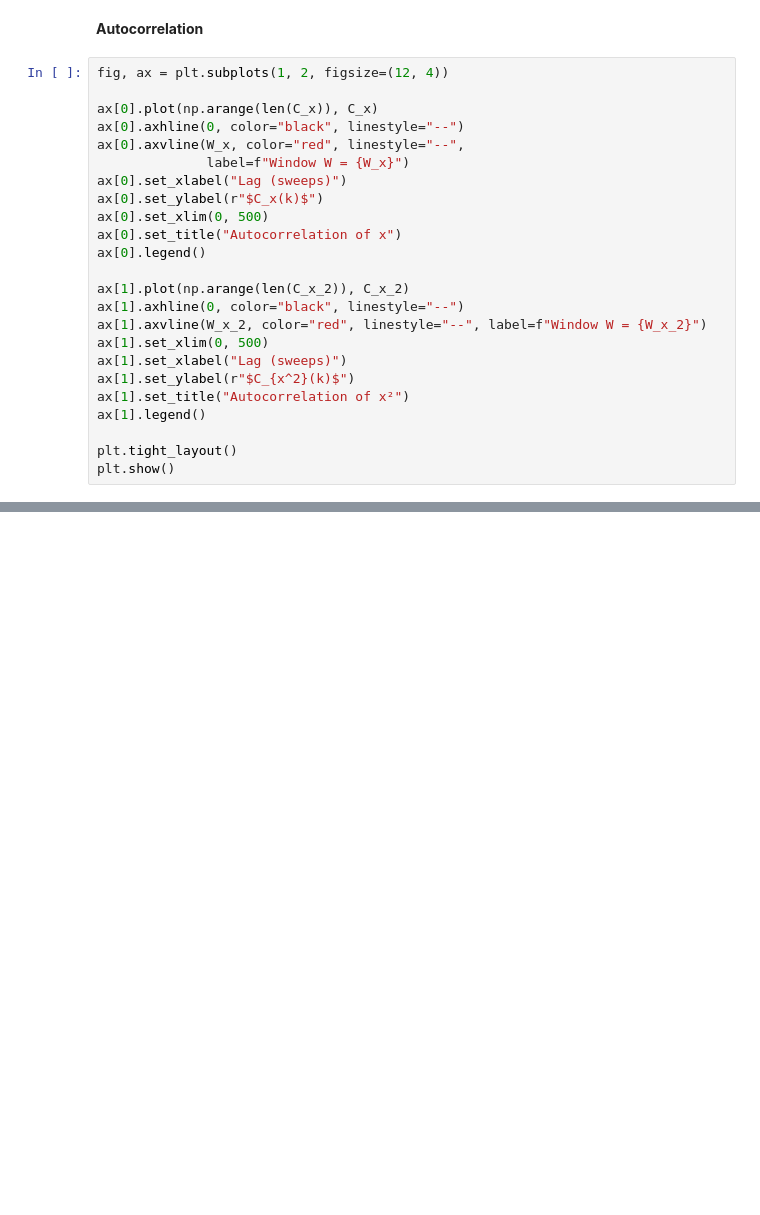
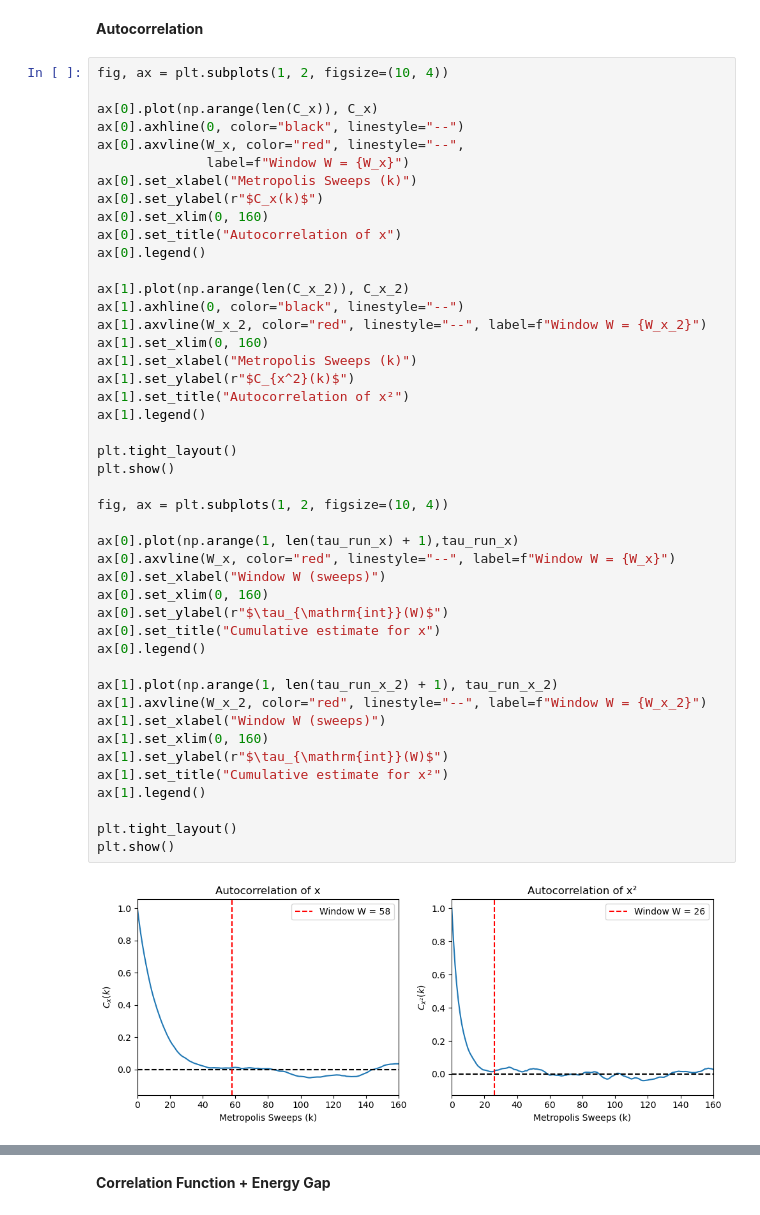
Before and after one commit to phillyyymcd/SHP_QuantumHarmonicOscillator, a Jupyter notebook: SHP.ipynb, the cells around one changed output, grey strips where cells are left out. Saved outputs shown, nothing was run; the diff lists cells and outputs as text; blank space fills up the shorter version.

```diff
--- a/SHP.ipynb
+++ b/SHP.ipynb
@@ -168,26 +175,49 @@ plt.show()
 # %% [markdown]
 **Autocorrelation**
 # %%
-fig, ax = plt.subplots(1, 2, figsize=(12, 4))
+fig, ax = plt.subplots(1, 2, figsize=(10, 4))
 
 ax[0].plot(np.arange(len(C_x)), C_x)
 ax[0].axhline(0, color="black", linestyle="--")
 ax[0].axvline(W_x, color="red", linestyle="--",
               label=f"Window W = {W_x}")
-ax[0].set_xlabel("Lag (sweeps)")
+ax[0].set_xlabel("Metropolis Sweeps (k)")
 ax[0].set_ylabel(r"$C_x(k)$")
-ax[0].set_xlim(0, 500)
+ax[0].set_xlim(0, 160)
 ax[0].set_title("Autocorrelation of x")
 ax[0].legend()
 
 ax[1].plot(np.arange(len(C_x_2)), C_x_2)
 ax[1].axhline(0, color="black", linestyle="--")
 ax[1].axvline(W_x_2, color="red", linestyle="--", label=f"Window W = {W_x_2}")
-ax[1].set_xlim(0, 500)
-ax[1].set_xlabel("Lag (sweeps)")
+ax[1].set_xlim(0, 160)
+ax[1].set_xlabel("Metropolis Sweeps (k)")
 ax[1].set_ylabel(r"$C_{x^2}(k)$")
 ax[1].set_title("Autocorrelation of x²")
 ax[1].legend()
 
 plt.tight_layout()
 plt.show()
+
+fig, ax = plt.subplots(1, 2, figsize=(10, 4))
+
+ax[0].plot(np.arange(1, len(tau_run_x) + 1),tau_run_x)
+ax[0].axvline(W_x, color="red", linestyle="--", label=f"Window W = {W_x}")
+ax[0].set_xlabel("Window W (sweeps)")
+ax[0].set_xlim(0, 160)
+ax[0].set_ylabel(r"$\tau_{\mathrm{int}}(W)$")
+ax[0].set_title("Cumulative estimate for x")
+ax[0].legend()
+
+ax[1].plot(np.arange(1, len(tau_run_x_2) + 1), tau_run_x_2)
+ax[1].axvline(W_x_2, color="red", linestyle="--", label=f"Window W = {W_x_2}")
+ax[1].set_xlabel("Window W (sweeps)")
+ax[1].set_xlim(0, 160)
+ax[1].set_ylabel(r"$\tau_{\mathrm{int}}(W)$")
+ax[1].set_title("Cumulative estimate for x²")
+ax[1].legend()
+
+plt.tight_layout()
+plt.show()
+# %% [output]
+[figure, added]
@@ -193,0 +225,2 @@ plt.show()
+# %% [markdown]
+**Correlation Function + Energy Gap**
```
Also changed, not shown: parts of 7 cells of this notebook, 1 other file.
